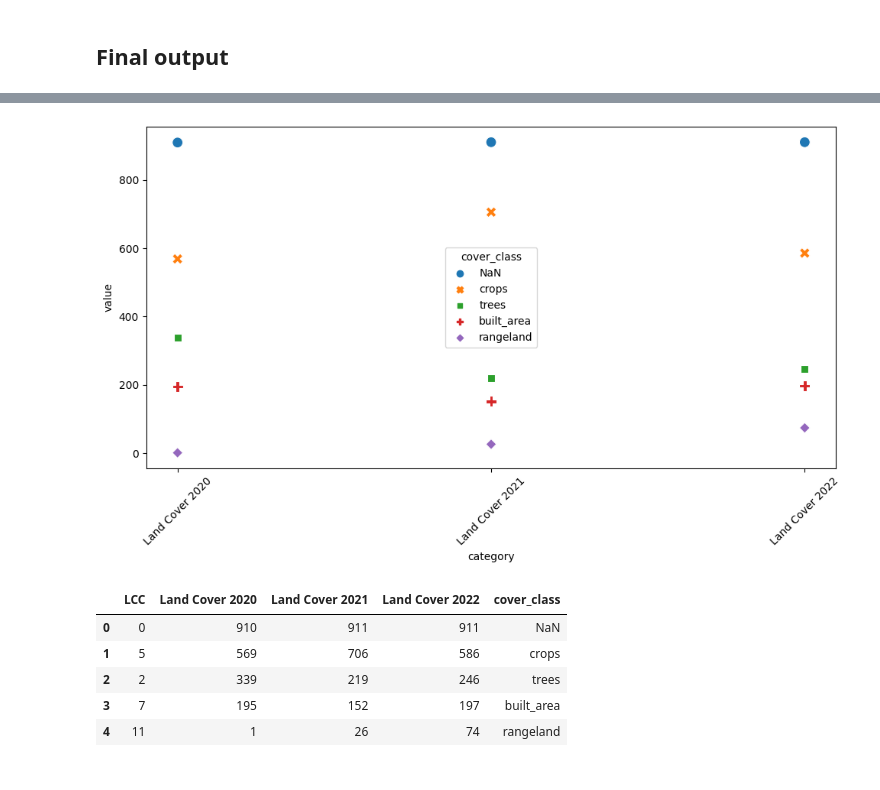
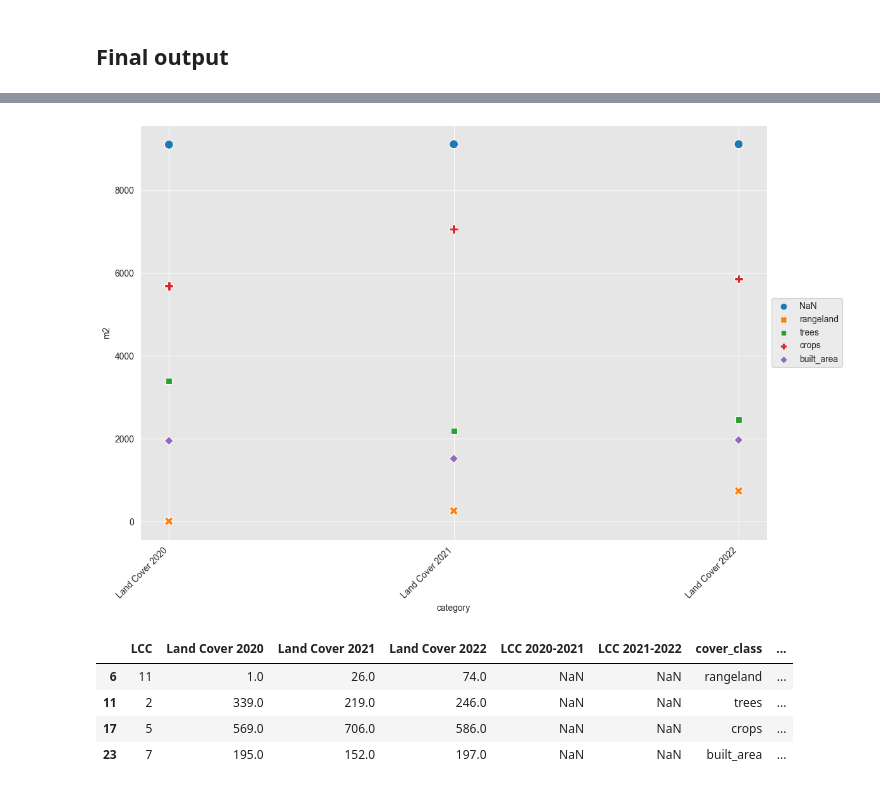
Before and after one commit to chrischank/Land-Cover-Change, a Jupyter notebook: notebooks/Part1_LCC.ipynb, the cells around one changed output, grey strips where cells are left out. Cells and saved outputs as stored; diff of their text form; code cells hidden in the pictures.

Commit message:
fix(v0.1.3): area calc and stackplot
Area count are included in the output and Stackplot removed NaN

```diff
--- a/notebooks/Part1_LCC.ipynb
+++ b/notebooks/Part1_LCC.ipynb
@@ -279,3 +275,10 @@ result_df['cover_class'] = result_df['LCC'].apply(lambda x: map_cover_class(x, c
 result_df_LCC['cover_class'] = result_df_LCC['LCC'].apply(lambda x: map_cover_class(x, class_dict))
 
 result_df_LCC.to_csv(f'{data_model_output}/result_df.csv', index=False)
+# %%
+result_df_LCC["LC2020_m2"] = result_df_LCC["Land Cover 2020"]*10
+result_df_LCC["LC2021_m2"] = result_df_LCC["Land Cover 2021"]*10
+result_df_LCC["LC2022_m2"] = result_df_LCC["Land Cover 2022"]*10
+result_df_LCC["LCC2020_2021_m2"] = result_df_LCC["LCC 2020-2021"]*10
+result_df_LCC["LCC2021_2022_m2"] = result_df_LCC["LCC 2021-2022"]*10
+result_df_LCC
@@ -282,37 +303,38 @@ result_df_LCC.to_csv(f'{data_model_output}/result_df.csv', index=False)
 # %%
 # Plotting
-cols_to_plot = ['Land Cover 2020', 'Land Cover 2021', 'Land Cover 2022']
+cols_to_plot = ['LC2020_m2', 'LC2021_m2', 'LC2022_m2']
 
 # Reshape the dataframe from wide to long format
-melted_df = pd.melt(result_df, id_vars=['LCC', 'cover_class'],
+melted_df = pd.melt(result_df_LCC, id_vars=['LCC', 'cover_class'],
                     value_vars=cols_to_plot,
                     var_name='category',
                     value_name='value')
 
-# Convert values to numeric, if they are not already.
 melted_df['value'] = pd.to_numeric(melted_df['value'], errors='coerce')
 
-# Optionally, drop rows where the value is missing
 melted_df = melted_df.dropna(subset=['value'])
 
-# Create the scatter plot using Seaborn
-plt.figure(figsize=(10, 6))
+sns.set_style("darkgrid", {"axes.facecolor": ".9"})
+
+fig, ax = plt.subplots(figsize=(12, 8))
 sns.scatterplot(data=melted_df, x='category', y='value', hue='cover_class', style='cover_class', s=100)
 
-# Optionally rotate the x labels for clarity
-plt.xticks(rotation=45)
+ax.set_xticklabels(["Land Cover 2020", "Land Cover 2021", "Land Cover 2022"], rotation=45, ha="right")
+plt.ylabel("m2")
+plt.legend(loc='center left', bbox_to_anchor=(1, 0.5))
 plt.tight_layout()
 plt.show()
 # %% [output]
-[figure, old version]
+[figure, new version]
-# %%
-result_df
-# %% [output]
-|  | LCC | Land Cover 2020 | Land Cover 2021 | Land Cover 2022 | cover_class |
-| 0 | 0 | 910 | 911 | 911 | NaN |
-| 1 | 5 | 569 | 706 | 586 | crops |
-| 2 | 2 | 339 | 219 | 246 | trees |
-| 3 | 7 | 195 | 152 | 197 | built_area |
-| 4 | 11 | 1 | 26 | 74 | rangeland |
+# %%
+valid_cover_classes = list(class_dict.values())
+result_df_Clean = result_df_LCC[result_df_LCC["cover_class"].isin(valid_cover_classes)].drop(0, axis=0)
+result_df_Clean
+# %% [output]
+|  | LCC | Land Cover 2020 | Land Cover 2021 | Land Cover 2022 | LCC 2020-2021 | LCC 2021-2022 | cover_class | ... |
+| 6 | 11 | 1.0 | 26.0 | 74.0 | NaN | NaN | rangeland | ... |
+| 11 | 2 | 339.0 | 219.0 | 246.0 | NaN | NaN | trees | ... |
+| 17 | 5 | 569.0 | 706.0 | 586.0 | NaN | NaN | crops | ... |
+| 23 | 7 | 195.0 | 152.0 | 197.0 | NaN | NaN | built_area | ... |
 # %%
 stack_data = {}
```
Also changed, not shown: parts of 5 cells of this notebook.
